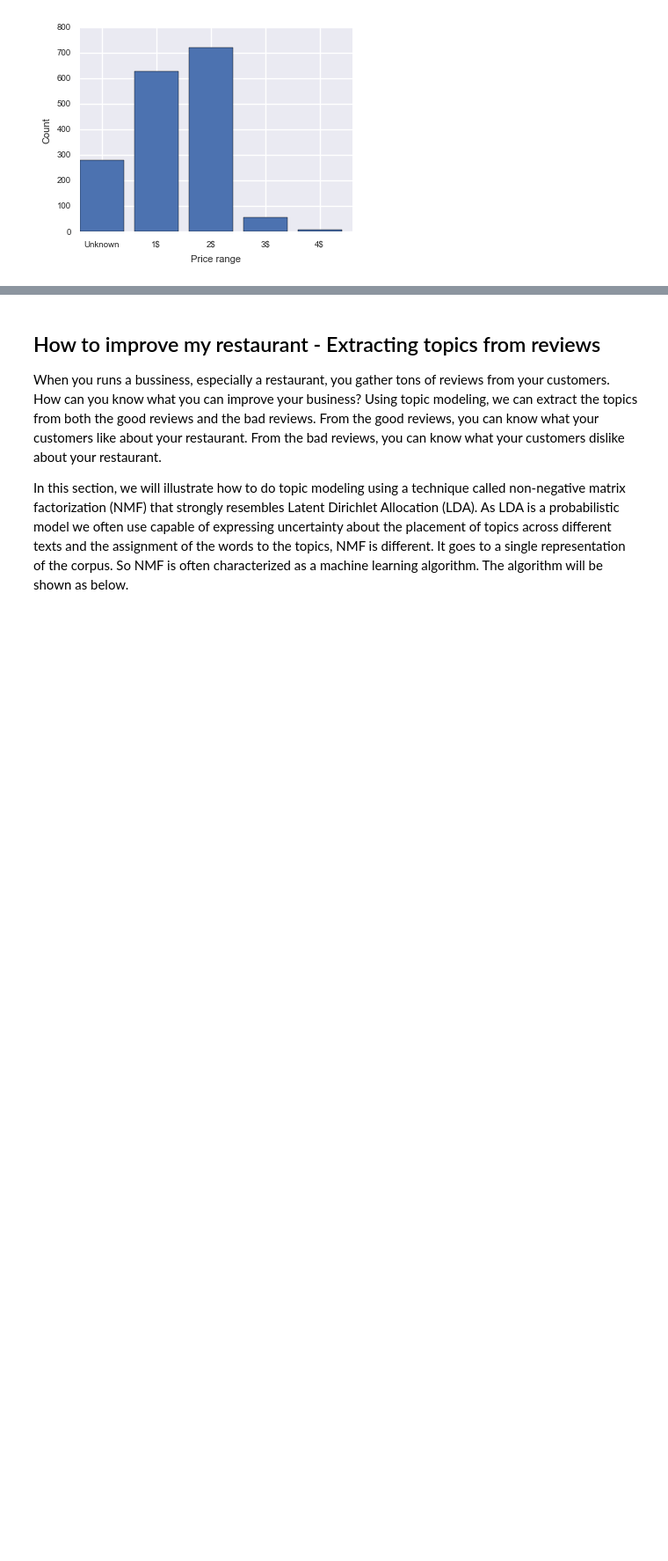
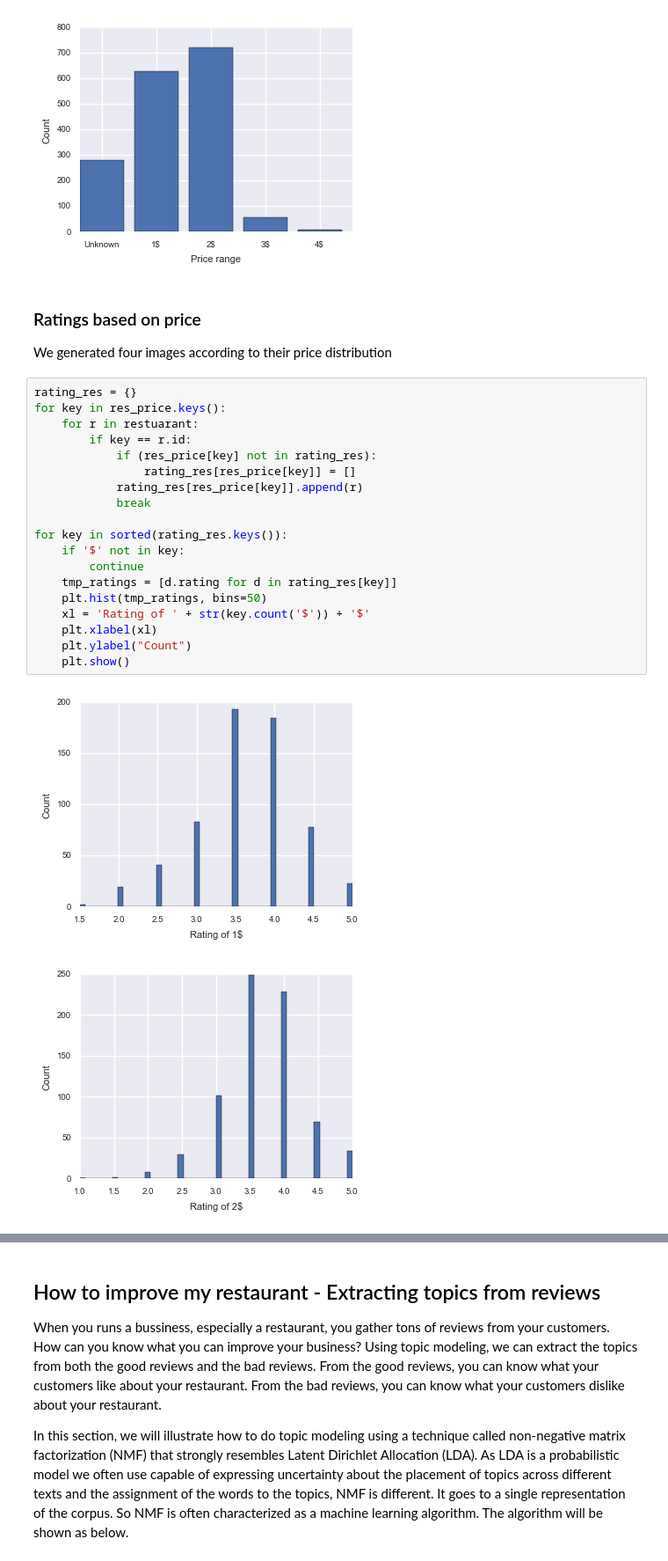
Before and after one commit to zwang1/pdsteam, a Jupyter notebook: yelp.ipynb, the cells around one changed output, grey strips where cells are left out. Shown at 88% size. Drawn from its saved outputs; the diff is of its cells as text; blank space fills up the shorter version.

Commit message:
price and rating distribution

```diff
--- a/yelp.ipynb
+++ b/yelp.ipynb
@@ -205,3 +205,29 @@ plt.xlabel("Price range")
 Counter({2: 721, 1: 627, 0: 280, 3: 55, 4: 8})
 <matplotlib.text.Text at 0x...>
 [figure]
+# %% [markdown]
+### Ratings based on price
+
+We generated four images according to their price distribution
+# %%
+rating_res = {}
+for key in res_price.keys():
+    for r in restuarant:
+        if key == r.id:
+            if (res_price[key] not in rating_res):
+                rating_res[res_price[key]] = []
+            rating_res[res_price[key]].append(r)
+            break
+
+for key in sorted(rating_res.keys()):
+    if '$' not in key:
+        continue
+    tmp_ratings = [d.rating for d in rating_res[key]]
+    plt.hist(tmp_ratings, bins=50)
+    xl = 'Rating of ' + str(key.count('$')) + '$'
+    plt.xlabel(xl)
+    plt.ylabel("Count")
+    plt.show()
+# %% [output]
+[figure, added]
+[figure, added]
```
Also changed, not shown: parts of 3 cells of this notebook, 2 other files.
